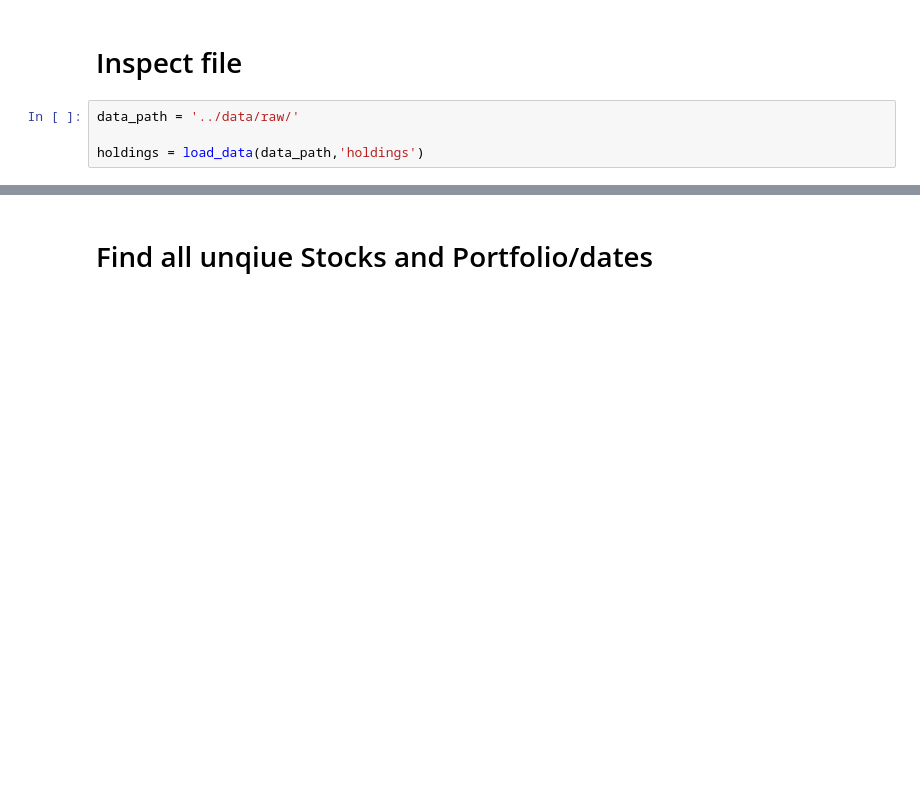
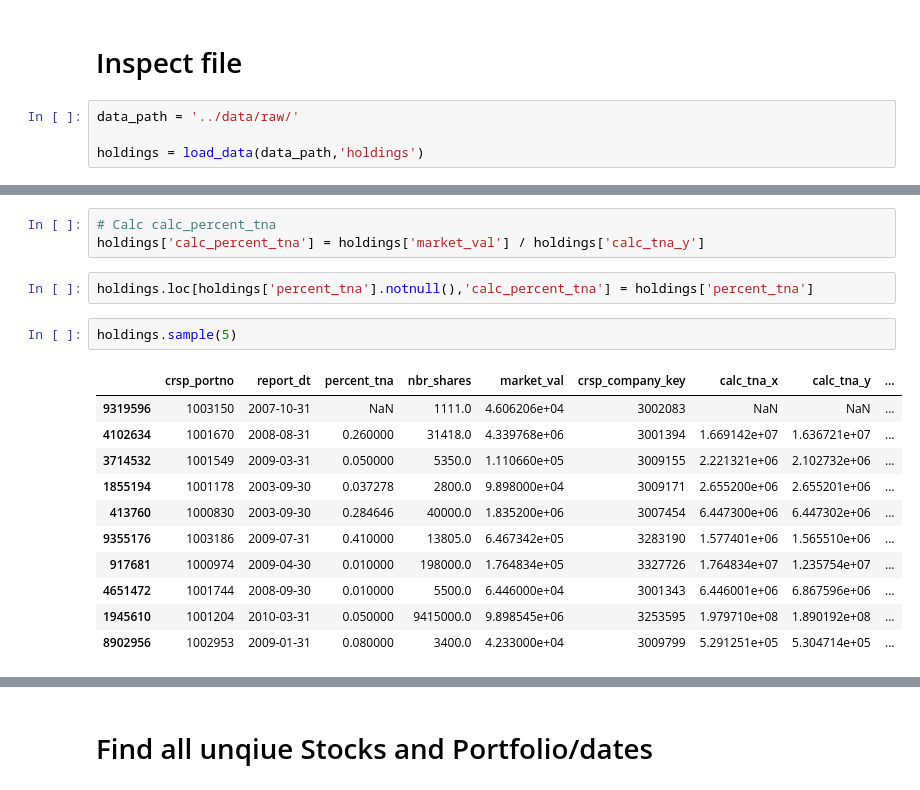
Before and after one commit to Amglex/Mutual-Funds, a Jupyter notebook: notebooks/01 - Large CSV.ipynb, the cells around one changed output, grey strips where cells are left out. Saved outputs shown, nothing was run; the diff lists cells and outputs as text; blank space fills up the shorter version.

```diff
--- a/notebooks/01 - Large CSV.ipynb
+++ b/notebooks/01 - Large CSV.ipynb
@@ -51,0 +62,19 @@ holdings.head()
+# %%
+# Calc calc_percent_tna
+holdings['calc_percent_tna'] = holdings['market_val'] / holdings['calc_tna_y']
+# %%
+holdings.loc[holdings['percent_tna'].notnull(),'calc_percent_tna'] = holdings['percent_tna']
+# %%
+holdings.sample(5)
+# %% [output]
+|  | crsp_portno | report_dt | percent_tna | nbr_shares | market_val | crsp_company_key | calc_tna_x | calc_tna_y | ... |
+| 9319596 | 1003150 | 2007-10-31 | NaN | 1111.0 | 4.606206e+04 | 3002083 | NaN | NaN | ... |
+| 4102634 | 1001670 | 2008-08-31 | 0.260000 | 31418.0 | 4.339768e+06 | 3001394 | 1.669142e+07 | 1.636721e+07 | ... |
+| 3714532 | 1001549 | 2009-03-31 | 0.050000 | 5350.0 | 1.110660e+05 | 3009155 | 2.221321e+06 | 2.102732e+06 | ... |
+| 1855194 | 1001178 | 2003-09-30 | 0.037278 | 2800.0 | 9.898000e+04 | 3009171 | 2.655200e+06 | 2.655201e+06 | ... |
+| 413760 | 1000830 | 2003-09-30 | 0.284646 | 40000.0 | 1.835200e+06 | 3007454 | 6.447300e+06 | 6.447302e+06 | ... |
+| 9355176 | 1003186 | 2009-07-31 | 0.410000 | 13805.0 | 6.467342e+05 | 3283190 | 1.577401e+06 | 1.565510e+06 | ... |
+| 917681 | 1000974 | 2009-04-30 | 0.010000 | 198000.0 | 1.764834e+05 | 3327726 | 1.764834e+07 | 1.235754e+07 | ... |
+| 4651472 | 1001744 | 2008-09-30 | 0.010000 | 5500.0 | 6.446000e+04 | 3001343 | 6.446001e+06 | 6.867596e+06 | ... |
+| 1945610 | 1001204 | 2010-03-31 | 0.050000 | 9415000.0 | 9.898545e+06 | 3253595 | 1.979710e+08 | 1.890192e+08 | ... |
+| 8902956 | 1002953 | 2009-01-31 | 0.080000 | 3400.0 | 4.233000e+04 | 3009799 | 5.291251e+05 | 5.304714e+05 | ... |
```
Also changed, not shown: parts of 8 cells of this notebook, 2 other files.
